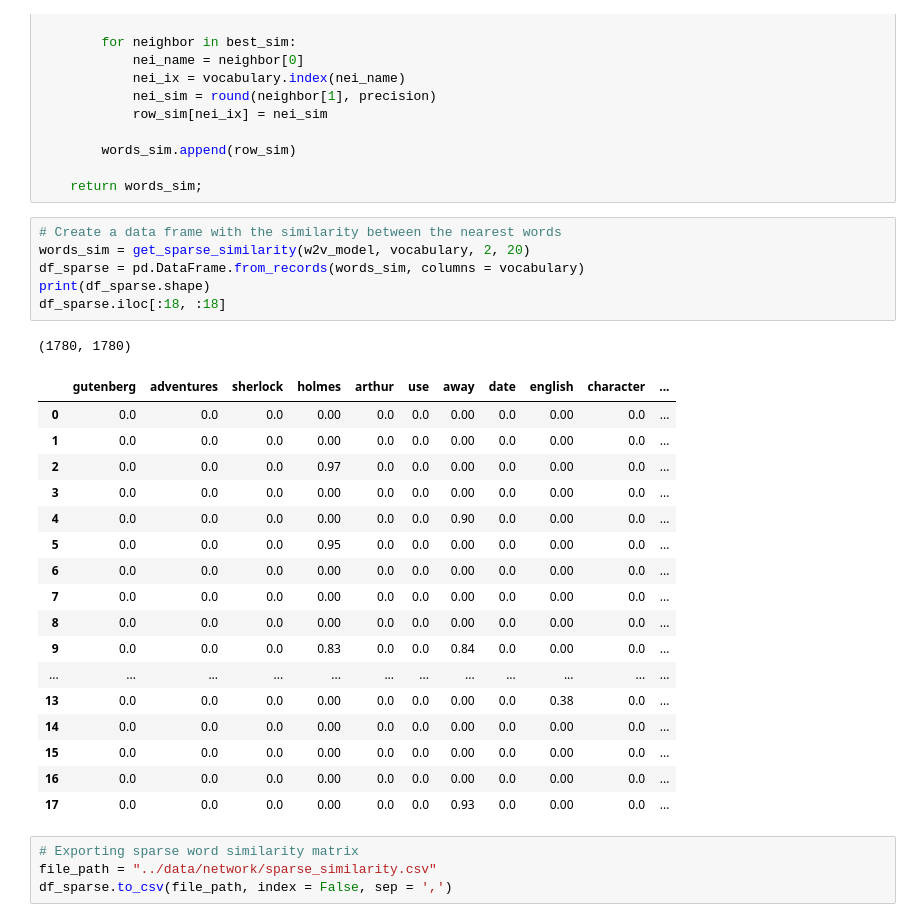
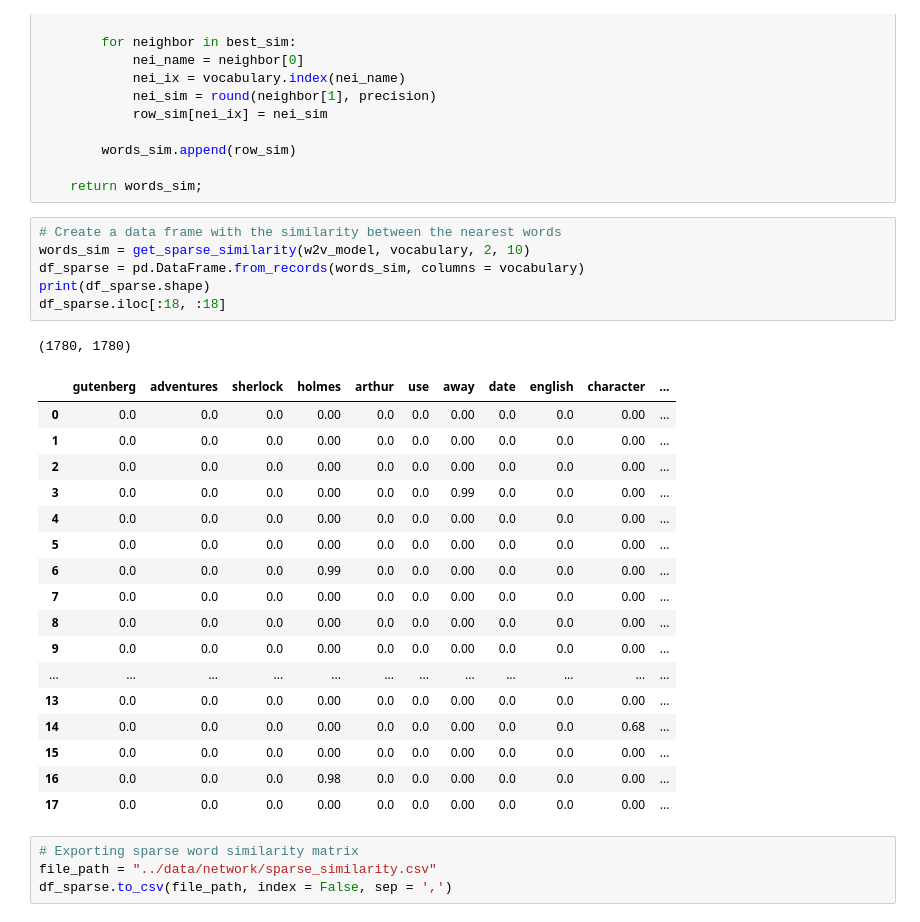
Before and after one commit to ansegura7/NLP, a Jupyter notebook: code/NLP_Word2Vec.ipynb, the cells around one changed output. Drawn from its saved outputs; the diff is of its cells as text.

Commit message:
Update Similarity Files
Update dense and sparce similarity matrix.

```diff
--- a/code/NLP_Word2Vec.ipynb
+++ b/code/NLP_Word2Vec.ipynb
@@ -451,29 +451,29 @@ def get_sparse_similarity(model, vocabulary, precision = 3, top_n = 10):
     return words_sim;
 # %%
 # Create a data frame with the similarity between the nearest words
-words_sim = get_sparse_similarity(w2v_model, vocabulary, 2, 20)
+words_sim = get_sparse_similarity(w2v_model, vocabulary, 2, 10)
 df_sparse = pd.DataFrame.from_records(words_sim, columns = vocabulary)
 print(df_sparse.shape)
 df_sparse.iloc[:18, :18]
 # %% [output]
 (1780, 1780)
 |  | gutenberg | adventures | sherlock | holmes | arthur | use | away | date | english | character | ... |
-| 0 | 0.0 | 0.0 | 0.0 | 0.00 | 0.0 | 0.0 | 0.00 | 0.0 | 0.00 | 0.0 | ... |
-| 1 | 0.0 | 0.0 | 0.0 | 0.00 | 0.0 | 0.0 | 0.00 | 0.0 | 0.00 | 0.0 | ... |
-| 2 | 0.0 | 0.0 | 0.0 | 0.97 | 0.0 | 0.0 | 0.00 | 0.0 | 0.00 | 0.0 | ... |
-| 3 | 0.0 | 0.0 | 0.0 | 0.00 | 0.0 | 0.0 | 0.00 | 0.0 | 0.00 | 0.0 | ... |
-| 4 | 0.0 | 0.0 | 0.0 | 0.00 | 0.0 | 0.0 | 0.90 | 0.0 | 0.00 | 0.0 | ... |
-| 5 | 0.0 | 0.0 | 0.0 | 0.95 | 0.0 | 0.0 | 0.00 | 0.0 | 0.00 | 0.0 | ... |
-| 6 | 0.0 | 0.0 | 0.0 | 0.00 | 0.0 | 0.0 | 0.00 | 0.0 | 0.00 | 0.0 | ... |
-| 7 | 0.0 | 0.0 | 0.0 | 0.00 | 0.0 | 0.0 | 0.00 | 0.0 | 0.00 | 0.0 | ... |
-| 8 | 0.0 | 0.0 | 0.0 | 0.00 | 0.0 | 0.0 | 0.00 | 0.0 | 0.00 | 0.0 | ... |
-| 9 | 0.0 | 0.0 | 0.0 | 0.83 | 0.0 | 0.0 | 0.84 | 0.0 | 0.00 | 0.0 | ... |
+| 0 | 0.0 | 0.0 | 0.0 | 0.00 | 0.0 | 0.0 | 0.00 | 0.0 | 0.0 | 0.00 | ... |
+| 1 | 0.0 | 0.0 | 0.0 | 0.00 | 0.0 | 0.0 | 0.00 | 0.0 | 0.0 | 0.00 | ... |
+| 2 | 0.0 | 0.0 | 0.0 | 0.00 | 0.0 | 0.0 | 0.00 | 0.0 | 0.0 | 0.00 | ... |
+| 3 | 0.0 | 0.0 | 0.0 | 0.00 | 0.0 | 0.0 | 0.99 | 0.0 | 0.0 | 0.00 | ... |
+| 4 | 0.0 | 0.0 | 0.0 | 0.00 | 0.0 | 0.0 | 0.00 | 0.0 | 0.0 | 0.00 | ... |
+| 5 | 0.0 | 0.0 | 0.0 | 0.00 | 0.0 | 0.0 | 0.00 | 0.0 | 0.0 | 0.00 | ... |
+| 6 | 0.0 | 0.0 | 0.0 | 0.99 | 0.0 | 0.0 | 0.00 | 0.0 | 0.0 | 0.00 | ... |
+| 7 | 0.0 | 0.0 | 0.0 | 0.00 | 0.0 | 0.0 | 0.00 | 0.0 | 0.0 | 0.00 | ... |
+| 8 | 0.0 | 0.0 | 0.0 | 0.00 | 0.0 | 0.0 | 0.00 | 0.0 | 0.0 | 0.00 | ... |
+| 9 | 0.0 | 0.0 | 0.0 | 0.00 | 0.0 | 0.0 | 0.00 | 0.0 | 0.0 | 0.00 | ... |
 | ... | ... | ... | ... | ... | ... | ... | ... | ... | ... | ... | ... |
-| 13 | 0.0 | 0.0 | 0.0 | 0.00 | 0.0 | 0.0 | 0.00 | 0.0 | 0.38 | 0.0 | ... |
-| 14 | 0.0 | 0.0 | 0.0 | 0.00 | 0.0 | 0.0 | 0.00 | 0.0 | 0.00 | 0.0 | ... |
-| 15 | 0.0 | 0.0 | 0.0 | 0.00 | 0.0 | 0.0 | 0.00 | 0.0 | 0.00 | 0.0 | ... |
-| 16 | 0.0 | 0.0 | 0.0 | 0.00 | 0.0 | 0.0 | 0.00 | 0.0 | 0.00 | 0.0 | ... |
-| 17 | 0.0 | 0.0 | 0.0 | 0.00 | 0.0 | 0.0 | 0.93 | 0.0 | 0.00 | 0.0 | ... |
+| 13 | 0.0 | 0.0 | 0.0 | 0.00 | 0.0 | 0.0 | 0.00 | 0.0 | 0.0 | 0.00 | ... |
+| 14 | 0.0 | 0.0 | 0.0 | 0.00 | 0.0 | 0.0 | 0.00 | 0.0 | 0.0 | 0.68 | ... |
+| 15 | 0.0 | 0.0 | 0.0 | 0.00 | 0.0 | 0.0 | 0.00 | 0.0 | 0.0 | 0.00 | ... |
+| 16 | 0.0 | 0.0 | 0.0 | 0.98 | 0.0 | 0.0 | 0.00 | 0.0 | 0.0 | 0.00 | ... |
+| 17 | 0.0 | 0.0 | 0.0 | 0.00 | 0.0 | 0.0 | 0.00 | 0.0 | 0.0 | 0.00 | ... |
 # %%
 # Exporting sparse word similarity matrix
 file_path = "../data/network/sparse_similarity.csv"
```
Also changed, not shown: parts of 10 cells of this notebook, 3 other files.
